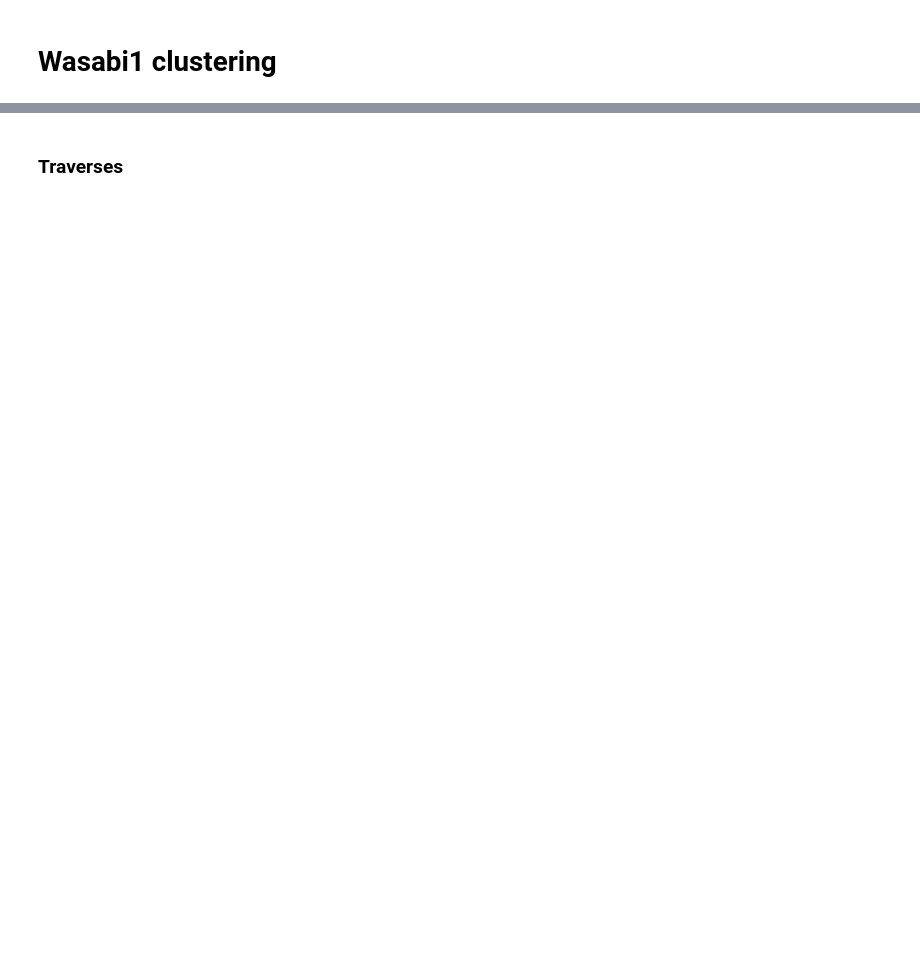
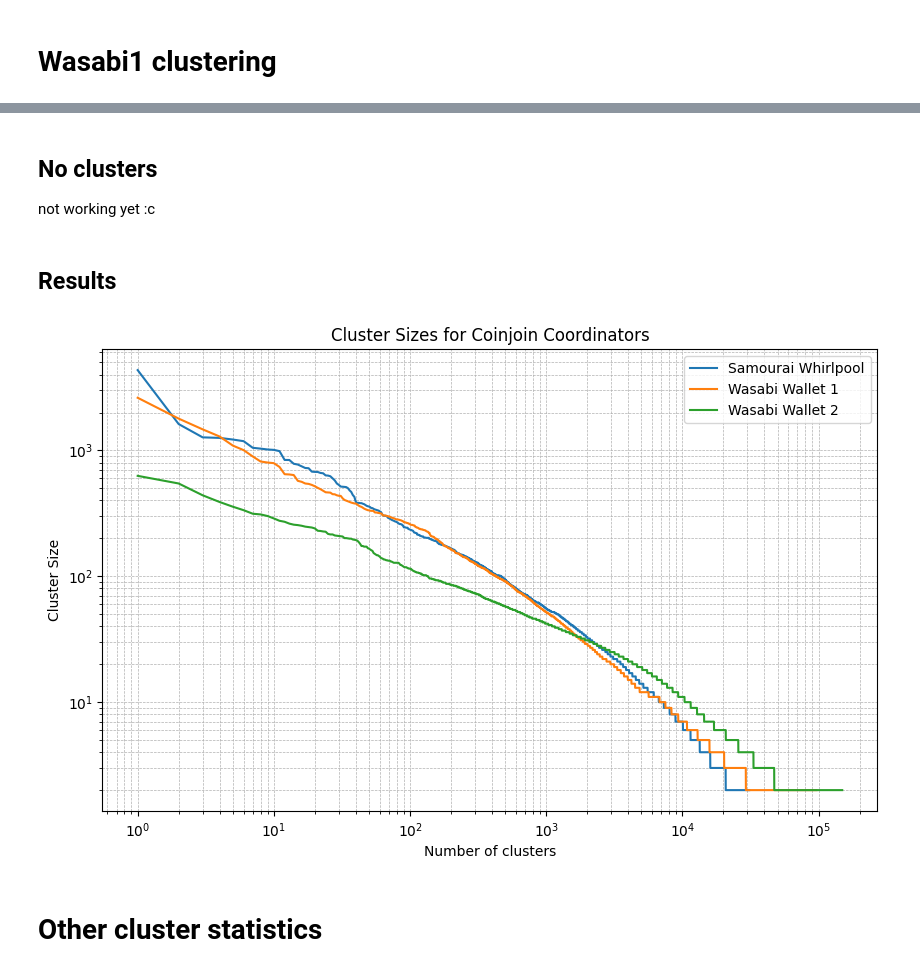
Before and after one commit to mmstanone/blocksci, a Jupyter notebook: Notebooks/Clusters.ipynb, the cells around one changed output, grey strips where cells are left out. Drawn from its saved outputs; the diff is of its cells as text; code cells hidden in the pictures; blank space fills up the shorter version.

```diff
--- a/Notebooks/Clusters.ipynb
+++ b/Notebooks/Clusters.ipynb
@@ -61,3 +48,45 @@ def compute_log_log_graph(arr):
+# %%
+import pandas as pd
+import matplotlib.pyplot as plt
+import numpy as np
+
+def compute_cluster_graph(ww1, ww2, sw):
+    sizes_ww1 = [cluster.address_count() for cluster in ww1]
+    sizes_ww2 = [cluster.address_count() for cluster in ww2]
+    sizes_sw = [cluster.address_count() for cluster in sw]
+
+    df_ww1 = pd.DataFrame({'size': sizes_ww1})
+    df_ww1['coordinator'] = 'Wasabi Wallet 1'
+
+    df_ww2 = pd.DataFrame({'size': sizes_ww2})
+    df_ww2['coordinator'] = 'Wasabi Wallet 2'
+
+    df_sw = pd.DataFrame({'size': sizes_sw})
+    df_sw['coordinator'] = 'Samourai Whirlpool'
+
+    df_all = pd.concat([df_ww1, df_ww2, df_sw], ignore_index=True)
+
+    # Sort the sizes in descending order for each coordinator
+    df_all_sorted = df_all.groupby('coordinator').apply(lambda x: x.sort_values('size', ascending=False)).reset_index(drop=True)
+
+    # Add a rank column for plotting
+    df_all_sorted['rank'] = df_all_sorted.groupby('coordinator').cumcount() + 1
+
+    # Plot the size vs. rank for each coordinator on a log-log scale
+    plt.figure(figsize=(10, 6))
+
+    for name, group in df_all_sorted.groupby('coordinator'):
+        plt.plot(group['rank'], group['size'], label=name)
+
+    plt.xscale('log')
+    plt.yscale('log')
+    plt.xlabel('Number of clusters')
+    plt.ylabel('Cluster Size')
+    plt.grid(True, which="both", ls="--", linewidth=0.5)
+    plt.title('Cluster Sizes for Coinjoin Coordinators')
+    plt.legend()
+    plt.savefig("/mnt/blocksci/all_clusters.png")
+    plt.show()
 # %% [markdown]
 # Wasabi2 clusters
 # %%
@@ -227,2 +244,3 @@ wp_coinjoins = chain.filter_coinjoin_txes(0, len(chain), "wp")
-# %% [markdown]
-### Traverses
+# %% [markdown]
+## No clusters
+not working yet :c
@@ -228,0 +270,8 @@ wp_coinjoins = chain.filter_coinjoin_txes(0, len(chain), "wp")
+# %% [markdown]
+## Results
+# %%
+compute_cluster_graph(ww1_clusters, ww2_clusters, wp_clusters)
+# %% [output]
+[figure, added]
+# %% [markdown]
+# Other cluster statistics
```
Also changed, not shown: parts of 28 cells of this notebook, 17 other files.
